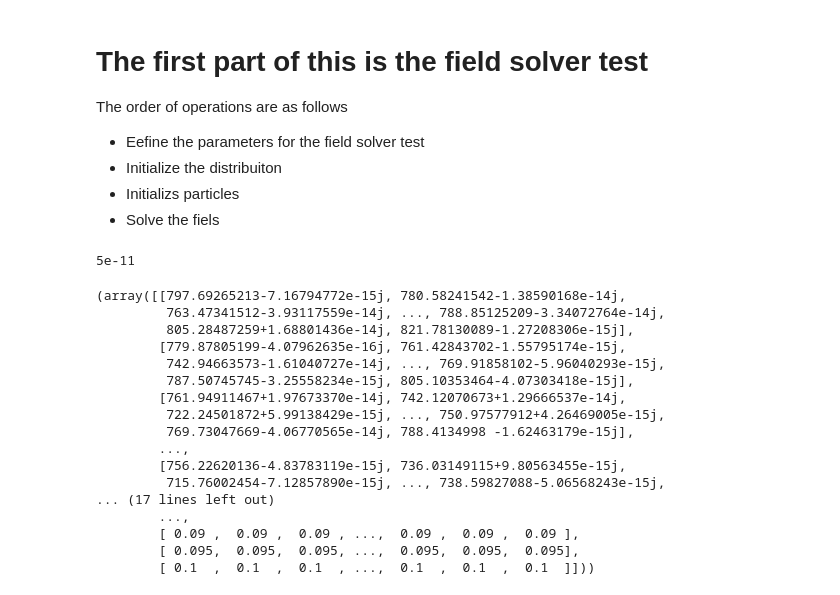
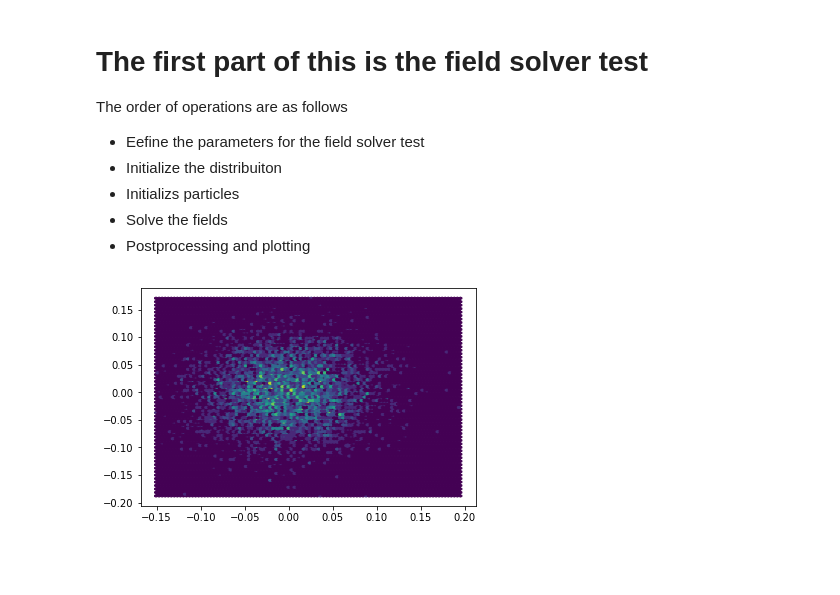
Before and after one commit to radiasoft/rsrespic, a Jupyter notebook: development/shell_gaussian_tests.ipynb, the cells around one changed output. Drawn from its saved outputs; the diff is of its cells as text; code cells hidden in the pictures; blank space fills up the shorter version.

```diff
--- a/development/shell_gaussian_tests.ipynb
+++ b/development/shell_gaussian_tests.ipynb
@@ -1,8 +1,8 @@
 # %%
 import numpy as np
 import matplotlib
-matplotlib.use('TkAgg')
-matplotlib.rcParams.update({'font.size': 16})
+#matplotlib.use('TkAgg')
+#matplotlib.rcParams.update({'font.size': 16})
 
 import matplotlib.pyplot as plt
 pi = np.pi
@@ -21,63 +21,47 @@ The order of operations are as follows
  * Eefine the parameters for the field solver test
  * Initialize the distribuiton
  * Initializs particles
- * Solve the fiels
+ * Solve the fields
+ * Postprocessing and plotting
 # %%
 
 ## Particle definitions
 sigma_x = 0.05
 Q = 50.0e-12
-n_particles = 1000
+n_particles = 5000
 
 ## Field solver parameters
-L_0 = 15. * sigma_x ## Half the domain size
-L_min = L_0 / 100 ## minimum wavelength to resolve
+L_0 = 10. * sigma_x ## Half the domain size
+L_min = L_0 / 50 ## minimum wavelength to resolve
 
 ## Grid definitions for plotting
-x_max = 2 * sigma_x ## Half the plotting region
+x_max = 6 * sigma_x ## Half the plotting region
 n_grid = 41
 grid_index = int(n_grid / 2.)
 # %%
-
 ## This is where we initialize a gaussian distribuiton
 distribution = particles.distribution(N = n_particles)
 distribution.construct_uniform_guassian_2D(sigma_x = sigma_x, sigma_y=sigma_x)
 
 ## Particle distributions
-particles = particles.particles_2D_tent(distribution, dx_tent = 2. * L_min, dy_tent = 2. * L_min, Q_0 = Q, m = m_p)
+my_gaussian_beam = particles.particles_2D_tent(distribution,
+     dx_tent = 2. * L_min, dy_tent = 2. * L_min,
+    bunch_charge = Q, species_mass = m_p)
 
 ## Define the fields
-fields = fields.cartesian_2D(L_x = L_0, L_y = L_0, L_x_min = L_min, L_y_min = L_min)
+my_fields = fields.cartesian_2D(L_x = L_0, L_y = L_0, L_x_min = L_min, L_y_min = L_min)
 
 ## This is where we instantiate the solver
 field_solver = solvers.field_solver_2D()
-# %%
-particles.mass
-particles.charge
-particles.Q_0
-# %% [output]
-5e-11
+# %%
+plt.figure()
+plt.hexbin(my_gaussian_beam.x, my_gaussian_beam.y)
+plt.show()
+# %% [output]
+[figure, added]
 # %%
 ## Compute the potentials at the particle coordinates
-field_solver.compute_phi(fields, particles)
+field_solver.compute_phi(my_fields, my_gaussian_beam)
 
 ## Compute the potentials on a grid
-field_solver.compute_phi_mesh(fields, xmax = x_max, ymax = x_max, n_grid = n_grid)
+field_solver.compute_phi_mesh(my_fields, xmax = x_max, ymax = x_max, n_grid = n_grid)
-# %% [output]
-(array([[797.69265213-7.16794772e-15j, 780.58241542-1.38590168e-14j,
-         763.47341512-3.93117559e-14j, ..., 788.85125209-3.34072764e-14j,
-         805.28487259+1.68801436e-14j, 821.78130089-1.27208306e-15j],
-        [779.87805199-4.07962635e-16j, 761.42843702-1.55795174e-15j,
-         742.94663573-1.61040727e-14j, ..., 769.91858102-5.96040293e-15j,
-         787.50745745-3.25558234e-15j, 805.10353464-4.07303418e-15j],
-        [761.94911467+1.97673370e-14j, 742.12070673+1.29666537e-14j,
-         722.24501872+5.99138429e-15j, ..., 750.97577912+4.26469005e-15j,
-         769.73047669-4.06770565e-14j, 788.4134998 -1.62463179e-15j],
-        ...,
-        [756.22620136-4.83783119e-15j, 736.03149115+9.80563455e-15j,
-         715.76002454-7.12857890e-15j, ..., 738.59827088-5.06568243e-15j,
-... (17 lines left out)
-        ...,
-        [ 0.09 ,  0.09 ,  0.09 , ...,  0.09 ,  0.09 ,  0.09 ],
-        [ 0.095,  0.095,  0.095, ...,  0.095,  0.095,  0.095],
-        [ 0.1  ,  0.1  ,  0.1  , ...,  0.1  ,  0.1  ,  0.1  ]]))
```
Also changed, not shown: parts of 9 cells of this notebook, 2 other files.
